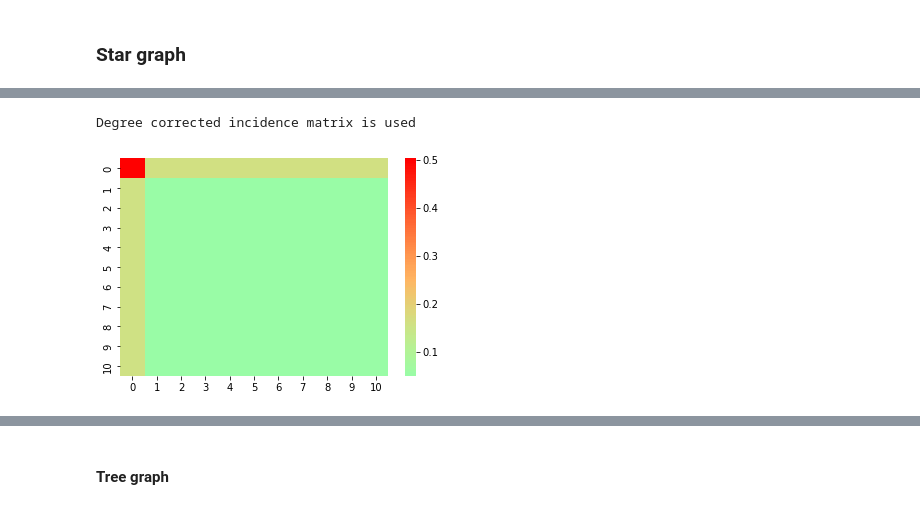
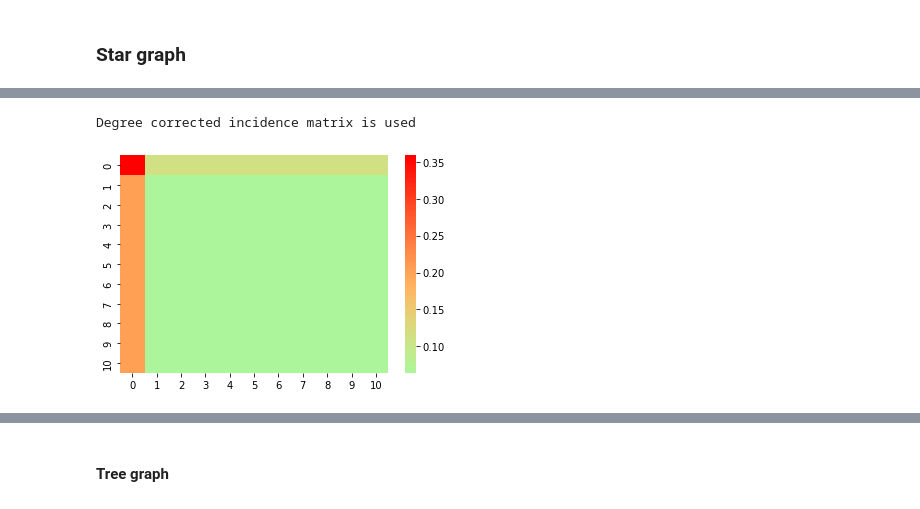
Before and after one commit to ShannaLiu/RSP, a Jupyter notebook: Select_cluster/Experiments/degree_corrected_graph_loss.ipynb, the cells around one changed output, grey strips where cells are left out. Saved outputs shown, nothing was run; the diff lists cells and outputs as text; code cells hidden in the pictures.

```diff
--- a/Select_cluster/ex/degree_corrected_graph_loss.ipynb
+++ b/Select_cluster/Experiments/degree_corrected_graph_loss.ipynb
@@ -28,9 +28,9 @@ Degree corrected incidence matrix is used
 # %%
 X = clean_feature_generator(group_label, num_features=20)
-see = as_El_Estimator(l1=1000, l2=1000, l3=0, Gamma=Gamma, D=D, method='cp', solver='SCS', deg_crct=True)
+see = as_El_Estimator(l1=10, l2=10, l3=0, Gamma=Gamma, D=D, method='cp', solver='SCS', deg_crct=True)
 see.fit(X, maxiter=500)
 ax0 = f.add_subplot(1, 2, 2)
 see.heatplot()
 # %% [output]
 Degree corrected incidence matrix is used
-[figure, old version]
+[figure, new version]
```
Also changed, not shown: parts of 2 cells of this notebook, 15 other files.
